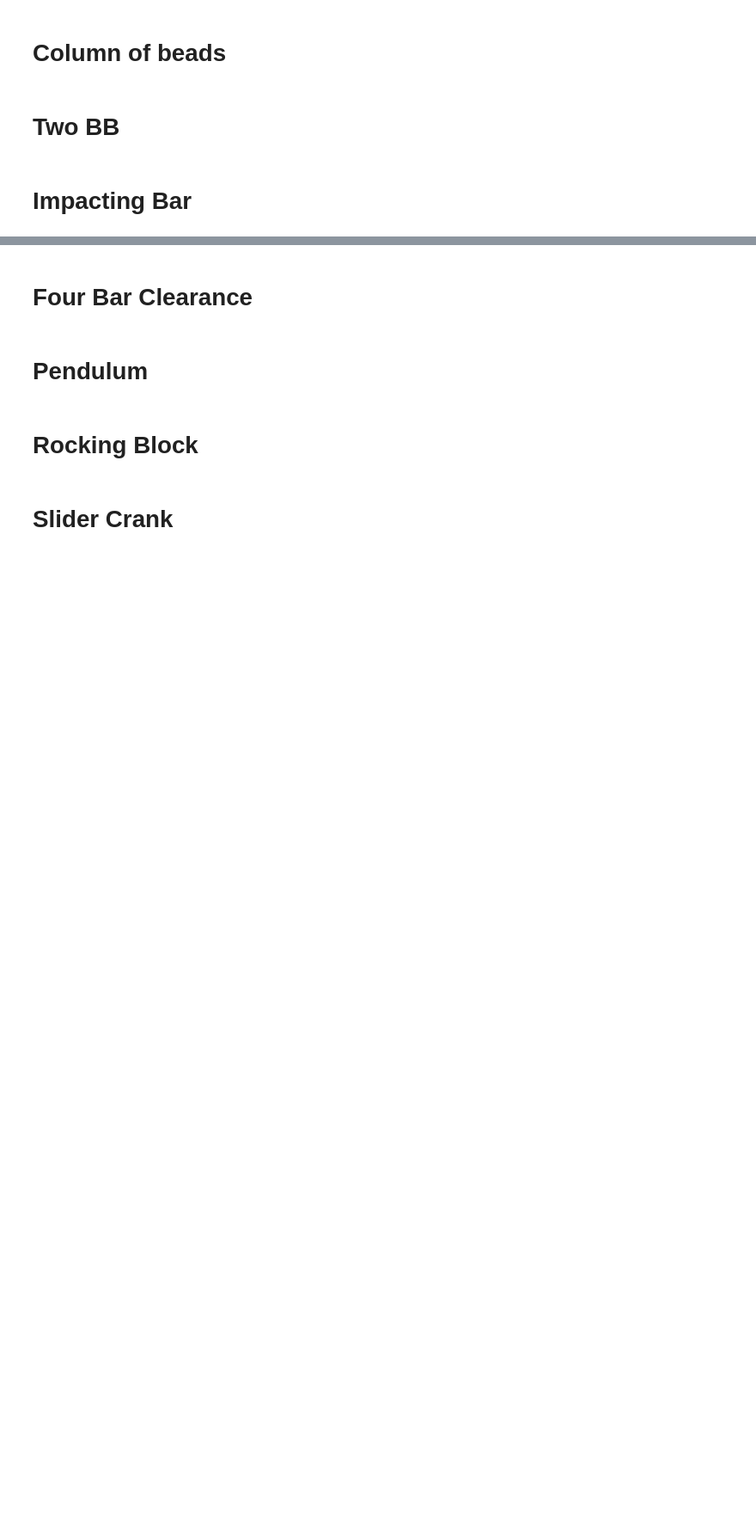
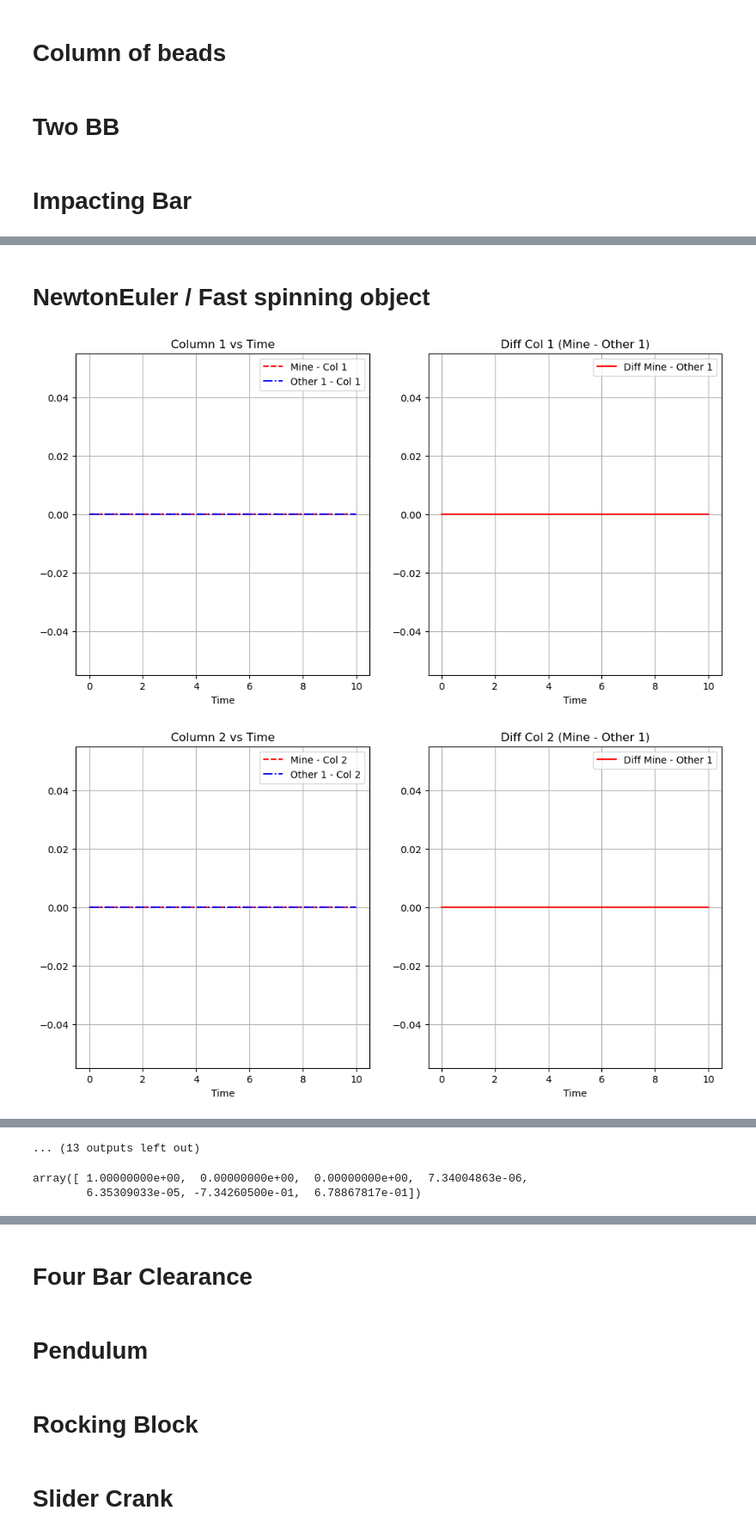
Before and after one commit to vacary/siconos-tutorials, a Jupyter notebook: examples/mechanics/MechanicsExamples.ipynb, the cells around one changed output, grey strips where cells are left out. Shown at 86% size. Saved outputs shown, nothing was run; the diff lists cells and outputs as text; code cells hidden in the pictures; blank space fills up the shorter version.

```diff
--- a/examples/mechanics/MechanicsExamples.ipynb
+++ b/examples/mechanics/MechanicsExamples.ipynb
@@ -85,0 +110,9 @@ plot_and_compare(mine,ref, main)
+# %% [markdown]
+# NewtonEuler / Fast spinning object
+# %%
+ref = np.loadtxt("NewtonEuler/result-py.ref")
+mine = np.loadtxt("NewtonEuler/result-py.dat")
+plot_and_compare(mine,ref)
+# %% [output]
+[figure, added]
+[figure, added]
@@ -85,0 +129,8 @@ plot_and_compare(mine,ref, main)
+... (13 outputs left out)
+# %%
+q = np.asarray([1, 0, 0, 7.34004863e-06, 6.35309033e-05 ,-7.34260500e-01 ,
+            6.78867817e-01], dtype=np.float64)
+q
+# %% [output]
+array([ 1.00000000e+00,  0.00000000e+00,  0.00000000e+00,  7.34004863e-06,
+        6.35309033e-05, -7.34260500e-01,  6.78867817e-01])
```
Also changed, not shown: parts of 8 cells of this notebook, 14 other files.
